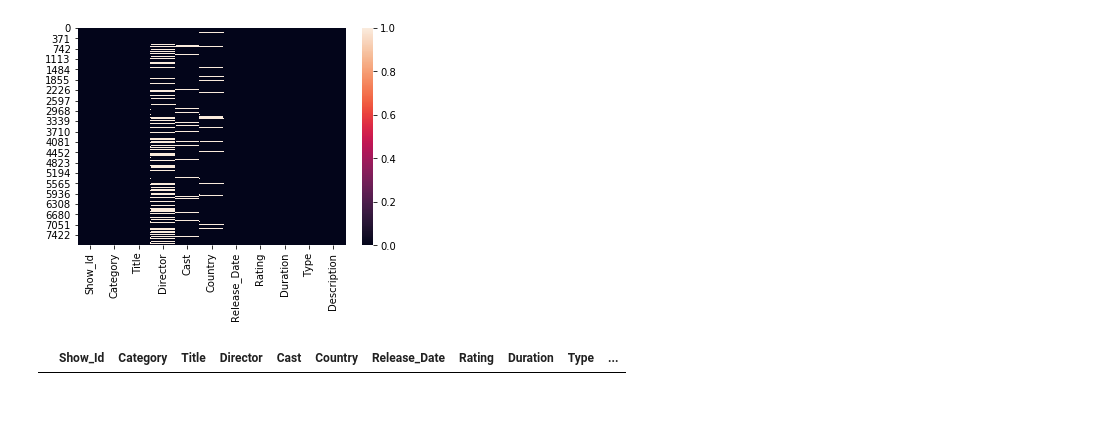
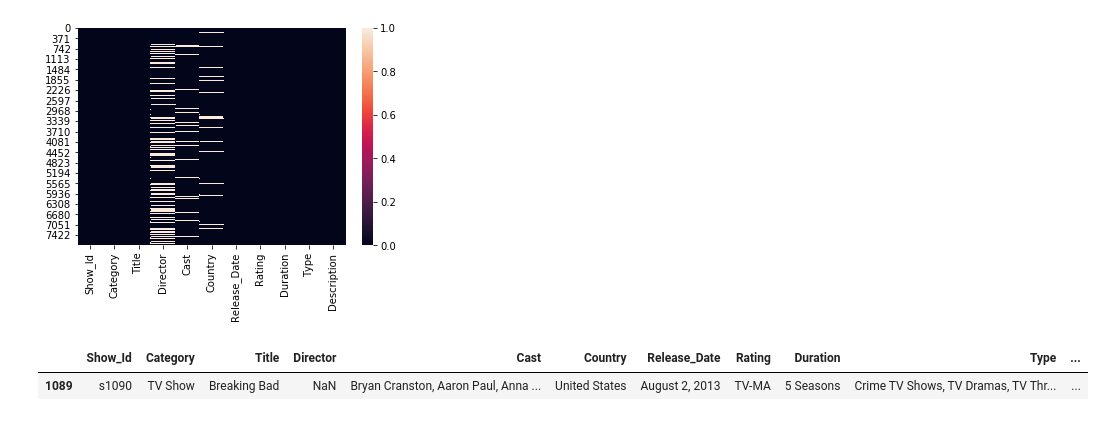
Before and after one commit to Mmddzz3/Netflix-Data-Analytics-Project, a Jupyter notebook: Netflix Analytics Project.ipynb, the cells around one changed output. Saved outputs shown, nothing was run; the diff lists cells and outputs as text; code cells hidden in the pictures.

```diff
--- a/Netflix Analytics Project.ipynb
+++ b/Netflix Analytics Project.ipynb
@@ -174,6 +174,7 @@ sns.heatmap(data.isnull())
 <matplotlib.axes._subplots.AxesSubplot at 0x...>
 [figure]
 # %%
-data[data['Title'].isin(['Brooklyn Nine-Nine'])]
+data[data['Title'].isin(['Breaking Bad'])]
 # %% [output]
 |  | Show_Id | Category | Title | Director | Cast | Country | Release_Date | Rating | Duration | Type | ... |
+| 1089 | s1090 | TV Show | Breaking Bad | NaN | Bryan Cranston, Aaron Paul, Anna ... | United States | August 2, 2013 | TV-MA | 5 Seasons | Crime TV Shows, TV Dramas, TV Thr... | ... |
```
Also changed, not shown: parts of 1 cell of this notebook.
